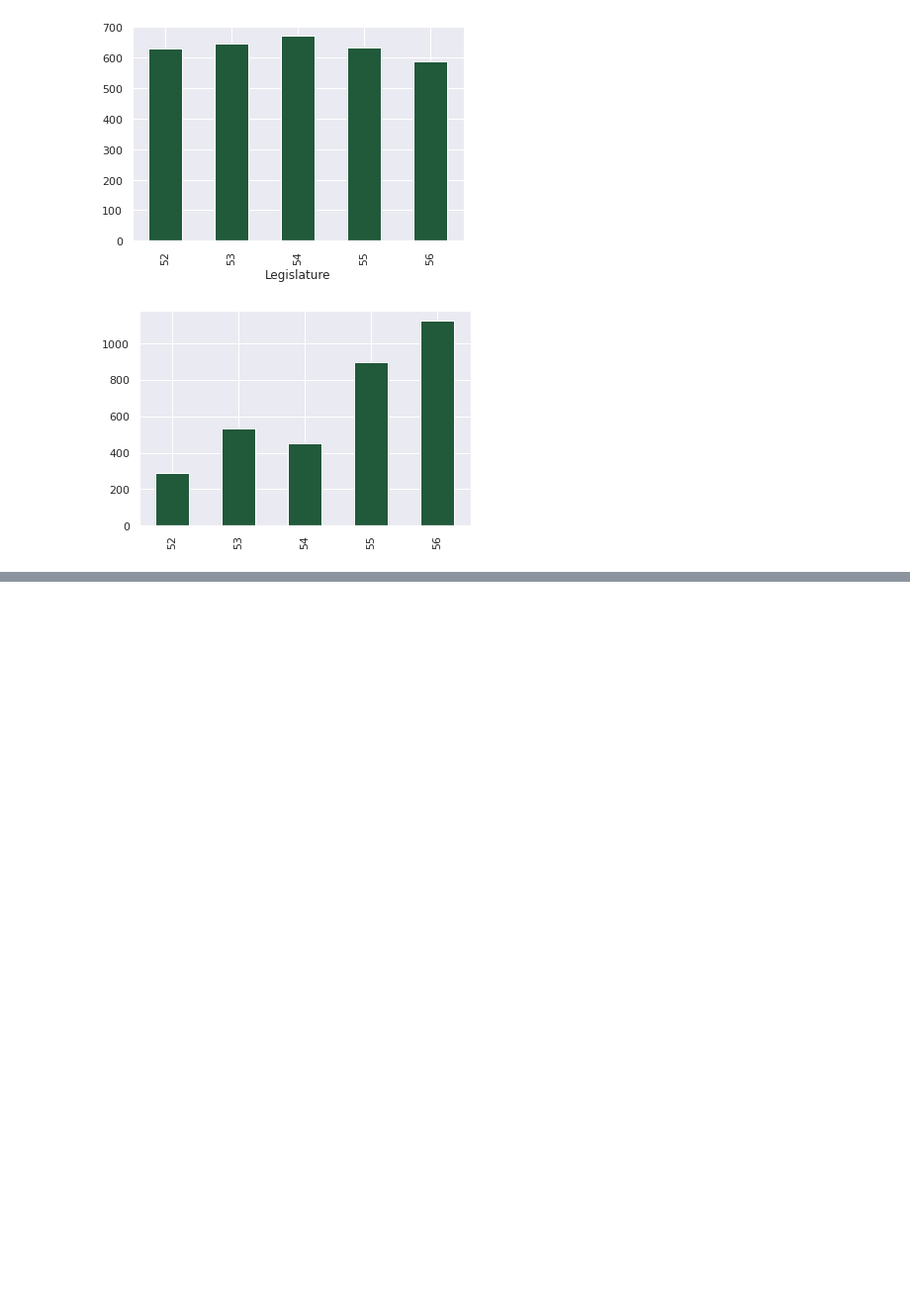
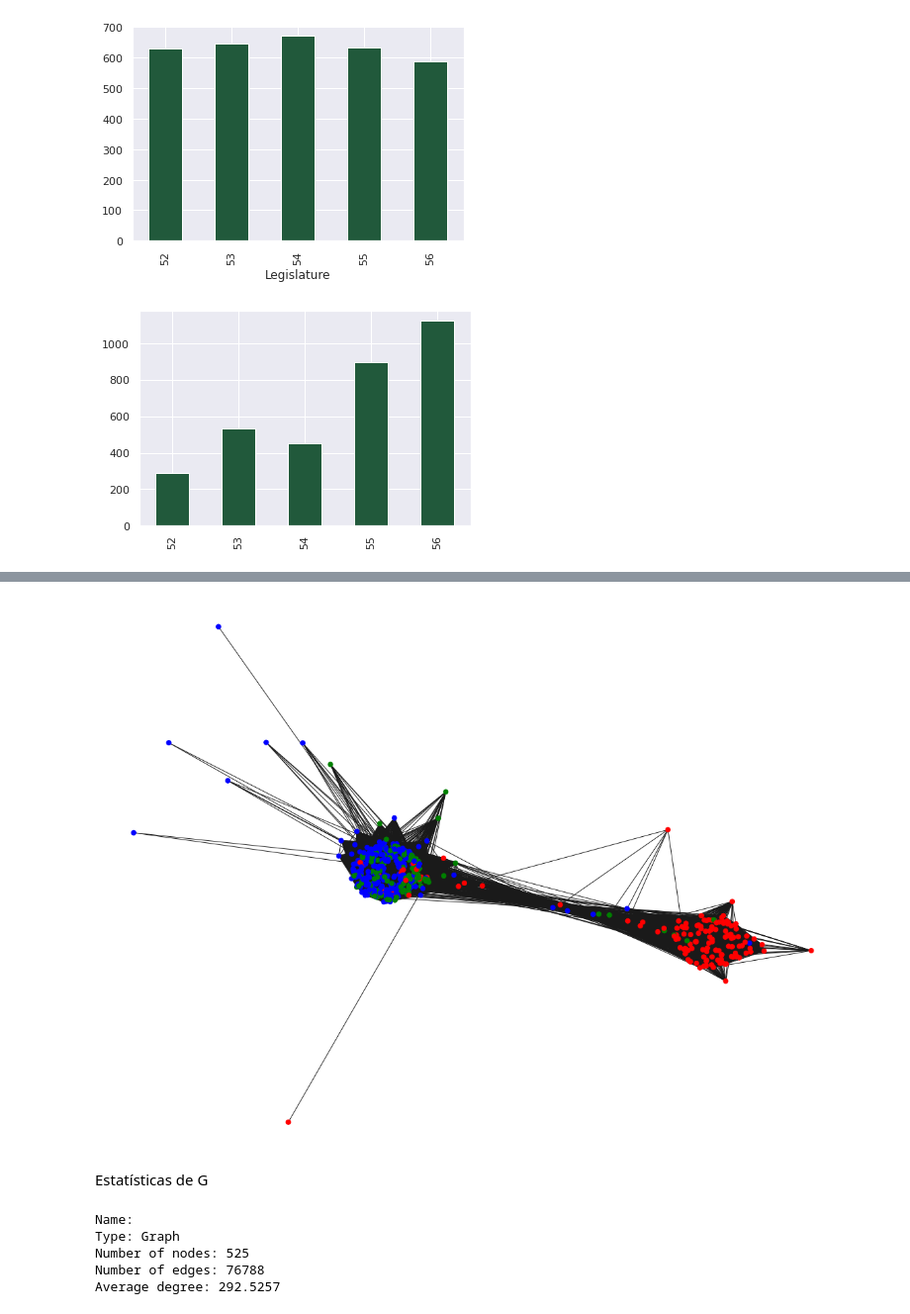
Before and after one commit to lucasmoschen/project-network-science, a Jupyter notebook: notebooks/network_construction.ipynb, the cells around one changed output, grey strips where cells are left out. Shown: that part at 99% size. Cells and saved outputs as stored; diff of their text form; code cells hidden in the pictures; blank space fills up the shorter version.

```diff
--- a/notebooks/network_construction.ipynb
+++ b/notebooks/network_construction.ipynb
@@ -116,0 +81,27 @@ Name: voto, Length: 1082458, dtype: float64
+# %%
+parties = dict(zip(deputies[deputies.idLegislatura==56].id.astype(str), deputies[deputies.idLegislatura==56].siglaPartido))
+nx.set_node_attributes(G, parties, 'party')
+# %%
+party_color = {'PT': 'red', 'PSL': 'blue', 'PL': 'blue', 'PP': 'blue',
+               'PSDB': 'green', 'PSD':'blue', 'MDB': 'green', 'REPUBLICANOS': 'blue',
+               'PSB': 'red', 'DEM': 'green', 'PDT': 'red', 'SOLIDARIEDADE': 'red',
+               'PROS': 'blue', 'PODE': 'blue', 'PTB': 'green', 'PSC': 'blue',
+               'PSOL': 'red', 'PCdoB': 'red', 'CIDADANIA': 'green', 'AVANTE': 'green',
+               'NOVO': 'blue', 'PATRIOTA': 'blue', 'PV': 'green', 'REDE': 'green', 'S.PART.': 'grey'}
+
+colors = [party_color[G.nodes[n]['party']] for n in G.nodes]
+# %%
+fig, ax = plt.subplots(figsize=(20,15))
+nx.draw(G, node_size = 50, node_color = colors, ax=ax)
+# %% [output]
+[figure, added]
+# %% [markdown]
+Estatísticas de G
+# %%
+print(nx.info(G))
+# %% [output]
+Name:
+Type: Graph
+Number of nodes: 525
+Number of edges: 76788
+Average degree: 292.5257
```
Also changed, not shown: parts of 7 cells of this notebook.
